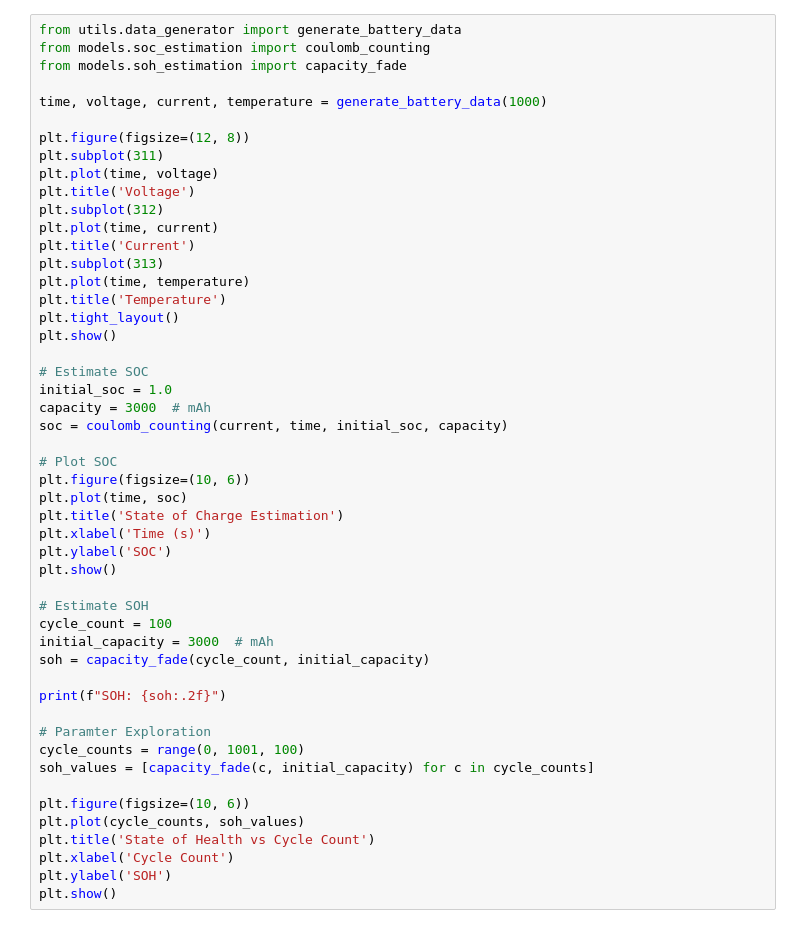
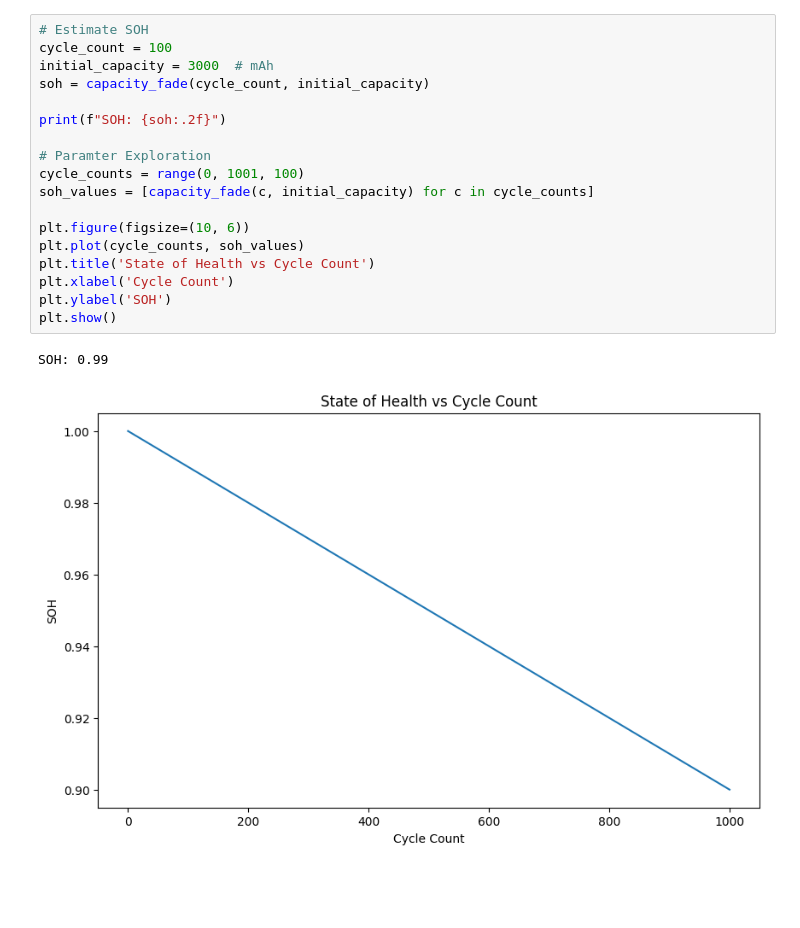
Before and after one commit to javaidb/battery-soc-estimation-kf, a Jupyter notebook: notebooks/batt_estimation_simple.ipynb, the cells around one changed output. Drawn from its saved outputs; the diff is of its cells as text; blank space fills up the shorter version.

Commit message:
Changes in notebook as new functions added and currently testing.

```diff
--- a/notebooks/batt_estimation_simple.ipynb
+++ b/notebooks/batt_estimation_simple.ipynb
@@ -14,50 +70,21 @@ sys.path.append(project_root)
 # %%
-from utils.data_generator import generate_battery_data
-from models.soc_estimation import coulomb_counting
-from models.soh_estimation import capacity_fade
-
-time, voltage, current, temperature = generate_battery_data(1000)
-
-plt.figure(figsize=(12, 8))
-plt.subplot(311)
-plt.plot(time, voltage)
-plt.title('Voltage')
-plt.subplot(312)
-plt.plot(time, current)
-plt.title('Current')
-plt.subplot(313)
-plt.plot(time, temperature)
-plt.title('Temperature')
-plt.tight_layout()
-plt.show()
-
-# Estimate SOC
-initial_soc = 1.0
-capacity = 3000  # mAh
-soc = coulomb_counting(current, time, initial_soc, capacity)
-
-# Plot SOC
-plt.figure(figsize=(10, 6))
-plt.plot(time, soc)
-plt.title('State of Charge Estimation')
-plt.xlabel('Time (s)')
-plt.ylabel('SOC')
-plt.show()
-
 # Estimate SOH
 cycle_count = 100
 initial_capacity = 3000  # mAh
 soh = capacity_fade(cycle_count, initial_capacity)
 
 print(f"SOH: {soh:.2f}")
 
 # Paramter Exploration
 cycle_counts = range(0, 1001, 100)
 soh_values = [capacity_fade(c, initial_capacity) for c in cycle_counts]
 
 plt.figure(figsize=(10, 6))
 plt.plot(cycle_counts, soh_values)
 plt.title('State of Health vs Cycle Count')
 plt.xlabel('Cycle Count')
 plt.ylabel('SOH')
 plt.show()
+# %% [output]
+SOH: 0.99
+[figure, added]
```
Also changed, not shown: parts of 4 cells of this notebook.
